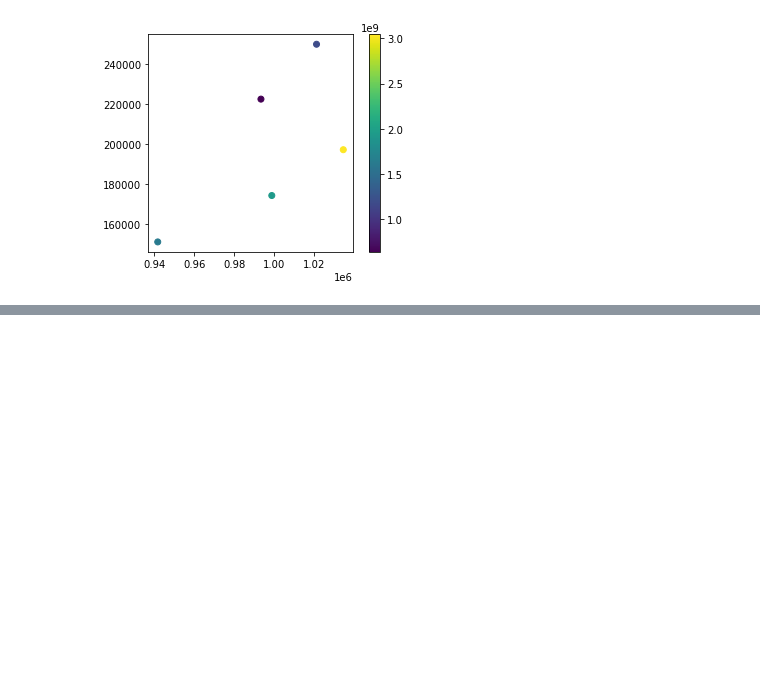
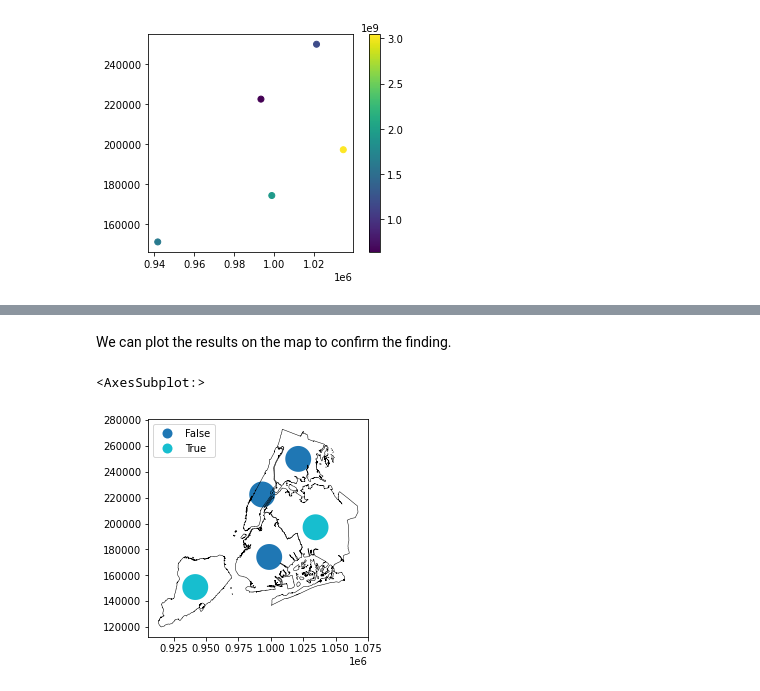
Before and after one commit to geopandas/geopandas, a Jupyter notebook: doc/source/getting_started/introduction.ipynb, the cells around one changed output, grey strips where cells are left out. Saved outputs shown, nothing was run; the diff lists cells and outputs as text; code cells hidden in the pictures; blank space fills up the shorter version.

```diff
--- a/doc/source/getting_started/introduction.ipynb
+++ b/doc/source/getting_started/introduction.ipynb
@@ -142,0 +239,3 @@ gdf.plot("area", legend=True)
+# %%
+gdf["within"] = gdf["buffered_centroid"].within(gdf)
+gdf["within"]
@@ -142,0 +250,9 @@ gdf.plot("area", legend=True)
+# %% [markdown]
+We can plot the results on the map to confirm the finding.
+# %%
+gdf = gdf.set_geometry("buffered_centroid")
+ax = gdf.plot("within", legend=True, categorical=True, legend_kwds={'loc': "upper left"})  # using categorical plot and setting the position of the legend
+gdf["boundary"].plot(ax=ax, color="black", linewidth=.5)  # passing the first plot and setting linewitdth to 0.5
+# %% [output]
+<AxesSubplot:>
+[figure, added]
```
Also changed, not shown: parts of 35 cells of this notebook, 2 other files.
